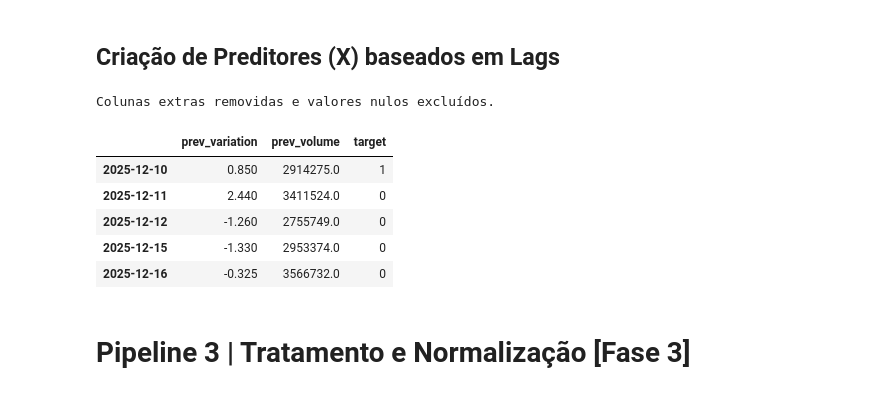
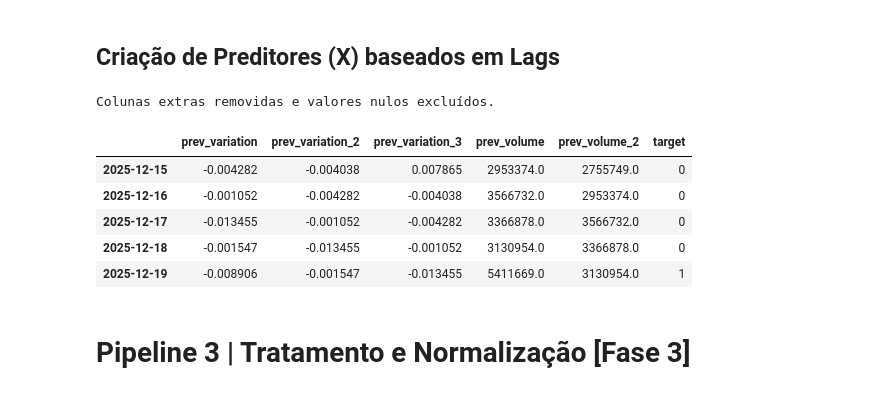
Before and after one commit to miriam-silva/ProvaIcomaAM, a Jupyter notebook: prova_01_miriam_silva.ipynb, the cells around one changed output. Saved outputs shown, nothing was run; the diff lists cells and outputs as text; code cells hidden in the pictures.

```diff
--- a/prova_01_miriam_silva.ipynb
+++ b/prova_01_miriam_silva.ipynb
@@ -25,10 +25,8 @@ from sklearn.metrics import accuracy_score, confusion_matrix, classification_rep
 # %% [markdown]
 ## Consumo da API (Alpha Vantage)
 # %%
-API_KEY = '6HWAF04BNA14OCVF'
+API_KEY = 'N1G1G2NZBJN7L7J9'
 symbol = 'IBM'
-url = f'https://www.alphavantage.co/query?function=HISTORICAL_VOLUME_OPEN_INTEREST_RATIO&symbol={symbol}&apikey={API_KEY}&outputsize=compact'
+url = f'https://www.alphavantage.co/query?function=TIME_SERIES_DAILY&symbol=IBM&apikey={API_KEY}&outputsize=compact'
 response = requests.get(url)
 data = response.json()
-bf_data = pd.DataFrame(data['data'])
-print(bf_data)
@@ -82,22 +62,25 @@ df['target'] = (df['close'] > df['open']).astype(int)
 # %% [markdown]
 ## Criação de Preditores (X) baseados em Lags
 # %%
-df['variation'] = df['close'] - df['open']
+df['variation'] = (df['close'] - df['open']) / df['open']
 df['prev_variation'] = df['variation'].shift(1)
+df['prev_variation_2'] = df['variation'].shift(2)
+df['prev_variation_3'] = df['variation'].shift(3)
 df['prev_volume'] = df['volume'].shift(1)
+df['prev_volume_2'] = df['volume'].shift(2)
 
-df_final = df[['prev_variation', 'prev_volume', 'target']].dropna()
+df_final = df[['prev_variation', 'prev_variation_2', 'prev_variation_3', 'prev_volume', 'prev_volume_2', 'target']].dropna()
 
 print("Colunas extras removidas e valores nulos excluídos.")
 df_final.head()
 # %% [output]
 Colunas extras removidas e valores nulos excluídos.
-|  | prev_variation | prev_volume | target |
-| 2025-12-10 | 0.850 | 2914275.0 | 1 |
-| 2025-12-11 | 2.440 | 3411524.0 | 0 |
-| 2025-12-12 | -1.260 | 2755749.0 | 0 |
-| 2025-12-15 | -1.330 | 2953374.0 | 0 |
-| 2025-12-16 | -0.325 | 3566732.0 | 0 |
+|  | prev_variation | prev_variation_2 | prev_variation_3 | prev_volume | prev_volume_2 | target |
+| 2025-12-15 | -0.004282 | -0.004038 | 0.007865 | 2953374.0 | 2755749.0 | 0 |
+| 2025-12-16 | -0.001052 | -0.004282 | -0.004038 | 3566732.0 | 2953374.0 | 0 |
+| 2025-12-17 | -0.013455 | -0.001052 | -0.004282 | 3366878.0 | 3566732.0 | 0 |
+| 2025-12-18 | -0.001547 | -0.013455 | -0.001052 | 3130954.0 | 3366878.0 | 0 |
+| 2025-12-19 | -0.008906 | -0.001547 | -0.013455 | 5411669.0 | 3130954.0 | 1 |
 # %% [markdown]
 # Pipeline 3 | Tratamento e Normalização [Fase 3]
 # %% [markdown]
```
Also changed, not shown: parts of 23 cells of this notebook.
